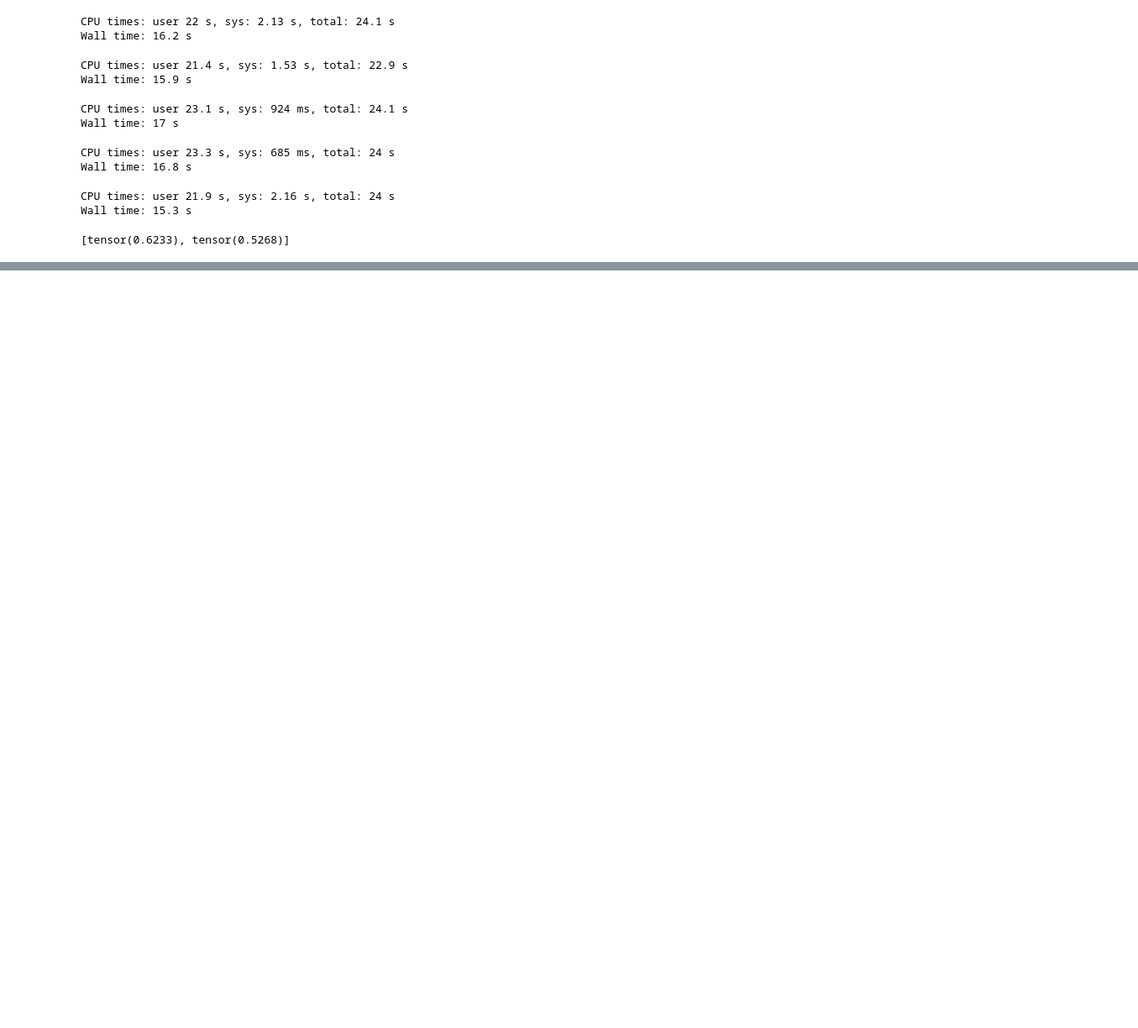
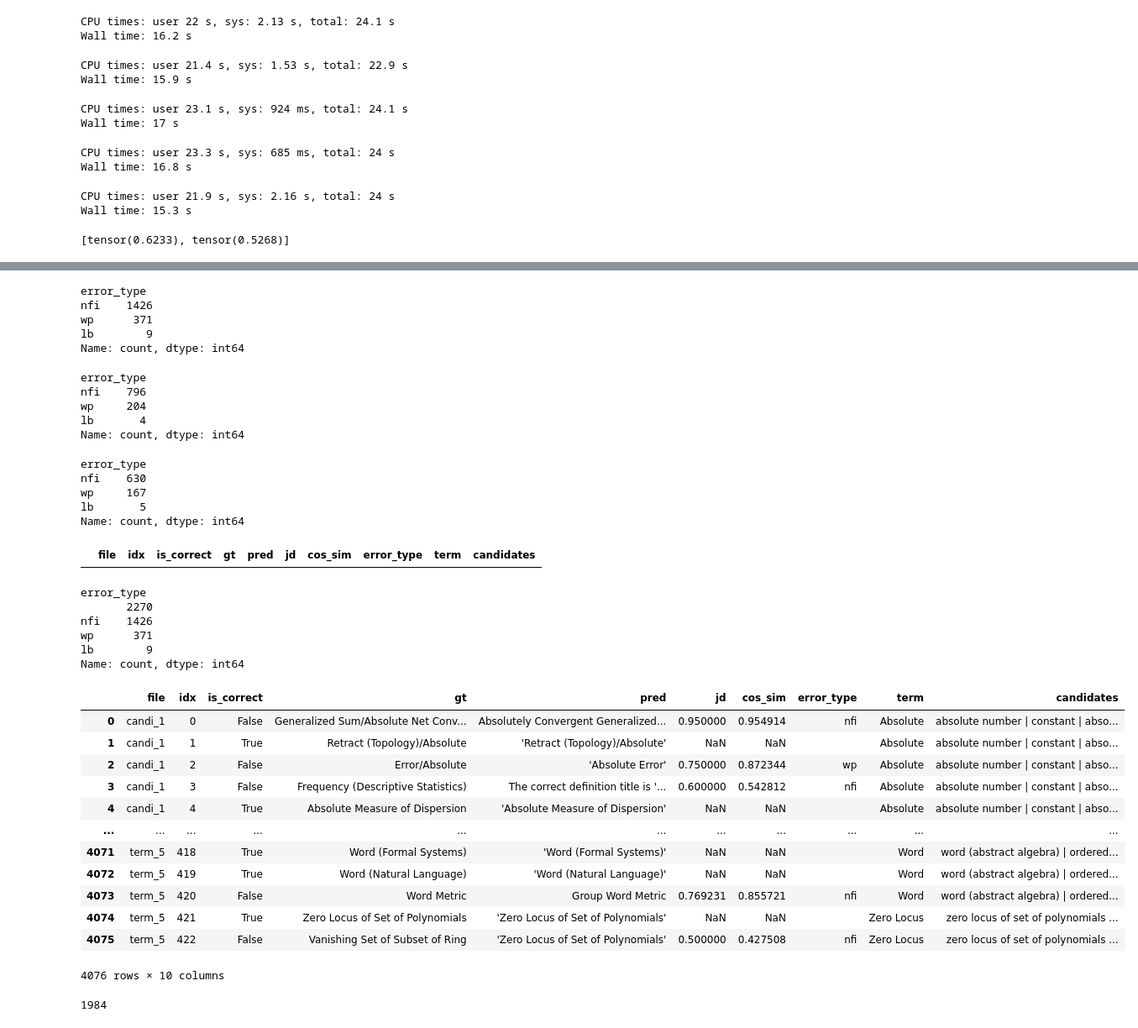
Before and after one commit to sufianj/MathTermDisambiguation, a Jupyter notebook: 20.SentencePairClassifier_5fold.ipynb, the cells around one changed output, grey strips where cells are left out. Shown at 84% size. Cells and saved outputs as stored; diff of their text form; code cells hidden in the pictures; blank space fills up the shorter version.

```diff
--- a/20.SentencePairClassifier_5fold.ipynb
+++ b/20.SentencePairClassifier_5fold.ipynb
@@ -1173,0 +1308,57 @@ embs = get_embeddings(cc_sem_model.model, cc_sem_model.tokenizer, [title0, 'blab
+# %%
+elmke_mistralv3 = reload_vars('data/vars/df_elmke_mistralv3_20250311.pkl')
+df_elmke_mistralv3 = pd.DataFrame(elmke_mistralv3)
+df_elmke_mistralv3[df_elmke_mistralv3['is_correct'] == False]['error_type'].value_counts()
+# %% [output]
+error_type
+nfi    1426
+wp      371
+lb        9
+Name: count, dtype: int64
+# %%
+df_elmke_mistralv3_candi = df_elmke_mistralv3[df_elmke_mistralv3['file'].str.contains('candi') ]
+df_elmke_mistralv3_candi[df_elmke_mistralv3_candi['is_correct'] == False]['error_type'].value_counts()
+# %% [output]
+error_type
+nfi    796
+wp     204
+lb       4
+Name: count, dtype: int64
+# %%
+df_elmke_mistralv3_term = df_elmke_mistralv3[df_elmke_mistralv3['file'].str.contains('term') ]
+df_elmke_mistralv3_term[df_elmke_mistralv3_term['is_correct'] == False]['error_type'].value_counts()
+# %% [output]
+error_type
+nfi    630
+wp     167
+lb       5
+Name: count, dtype: int64
+# %%
+df_elmke_mistralv3_term[(df_elmke_mistralv3_term['is_correct'] == False) & (df_elmke_mistralv3_term['error_type'] == '')]
+# %% [output]
+|  | file | idx | is_correct | gt | pred | jd | cos_sim | error_type | term | candidates |
+# %%
+df_elmke_mistralv3['error_type'].value_counts()
+# %% [output]
+error_type
+       2270
+nfi    1426
+wp      371
+lb        9
+Name: count, dtype: int64
+# %%
+df_elmke_mistralv3
+# %% [output]
+|  | file | idx | is_correct | gt | pred | jd | cos_sim | error_type | term | candidates |
+| 0 | candi_1 | 0 | False | Generalized Sum/Absolute Net Conv... | Absolutely Convergent Generalized... | 0.950000 | 0.954914 | nfi | Absolute | absolute number | constant | abso... |
+| 1 | candi_1 | 1 | True | Retract (Topology)/Absolute | 'Retract (Topology)/Absolute' | NaN | NaN |  | Absolute | absolute number | constant | abso... |
+| 2 | candi_1 | 2 | False | Error/Absolute | 'Absolute Error' | 0.750000 | 0.872344 | wp | Absolute | absolute number | constant | abso... |
+| 3 | candi_1 | 3 | False | Frequency (Descriptive Statistics) | The correct definition title is '... | 0.600000 | 0.542812 | nfi | Absolute | absolute number | constant | abso... |
+| 4 | candi_1 | 4 | True | Absolute Measure of Dispersion | 'Absolute Measure of Dispersion' | NaN | NaN |  | Absolute | absolute number | constant | abso... |
+| ... | ... | ... | ... | ... | ... | ... | ... | ... | ... | ... |
+| 4071 | term_5 | 418 | True | Word (Formal Systems) | 'Word (Formal Systems)' | NaN | NaN |  | Word | word (abstract algebra) | ordered... |
+| 4072 | term_5 | 419 | True | Word (Natural Language) | 'Word (Natural Language)' | NaN | NaN |  | Word | word (abstract algebra) | ordered... |
+| 4073 | term_5 | 420 | False | Word Metric | Group Word Metric | 0.769231 | 0.855721 | nfi | Word | word (abstract algebra) | ordered... |
+| 4074 | term_5 | 421 | True | Zero Locus of Set of Polynomials | 'Zero Locus of Set of Polynomials' | NaN | NaN |  | Zero Locus | zero locus of set of polynomials ... |
+| 4075 | term_5 | 422 | False | Vanishing Set of Subset of Ring | 'Zero Locus of Set of Polynomials' | 0.500000 | 0.427508 | nfi | Zero Locus | zero locus of set of polynomials ... |
+4076 rows × 10 columns
@@ -1173,0 +1367,5 @@ embs = get_embeddings(cc_sem_model.model, cc_sem_model.tokenizer, [title0, 'blab
+# %%
+df_elmke_mistralv3_term = df_elmke_mistralv3[df_elmke_mistralv3['file'].str.contains('term') ]
+sum(df_elmke_mistralv3_term['candi_num'].value_counts())
+# %% [output]
+1984
```
Also changed, not shown: parts of 39 cells of this notebook, 8 other files.
